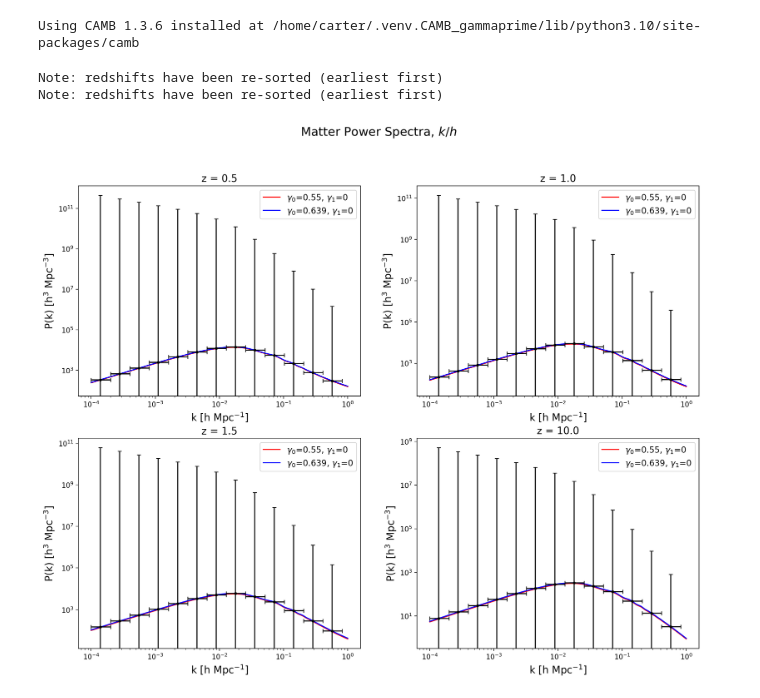
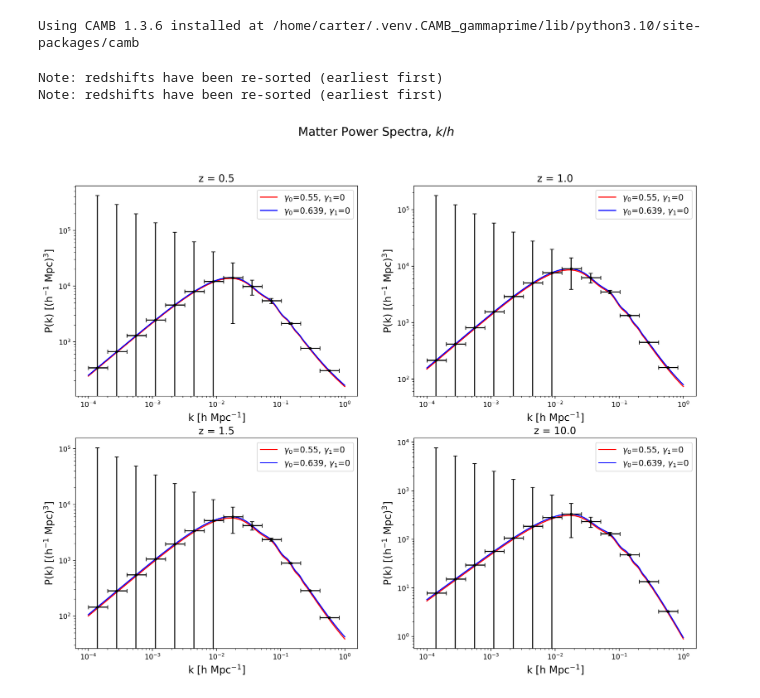
Before and after one commit to cmatties/CAMB-Workbook, a Jupyter notebook: GammaPrime.ipynb, the cells around one changed output. Drawn from its saved outputs; the diff is of its cells as text; code cells hidden in the pictures.

```diff
--- a/GammaPrime.ipynb
+++ b/GammaPrime.ipynb
@@ -13,6 +13,8 @@ from camb import model, initialpower
 print('Using CAMB %s installed at %s'%(camb.__version__,os.path.dirname(camb.__file__)))
 # %% [output]
 Using CAMB 1.3.6 installed at /home/carter/.venv.CAMB_gammaprime/lib/python3.10/site-packages/camb
+# %%
+H0_inv = 2997.8 #h^{-1} Mpc
 # %%
 
 def get_closest_index(search_value, array):
@@ -37,22 +39,21 @@ def get_closest_index(search_value, array):
         return last_smaller_i
 # %%
 #Physics methods
-def H_of_z(z : float, H0 : float=67,
+def E_of_z(z : float,
            omM : float = .3, omL : float = .7, omR : float = 0, w : float=-1):
     omK = 1-(omM+omL+omR)
-    return (omM*(1+z)**3+omL*(1+z)**(3*(1+w))+omR*(1+z)**4+omK*(1+z)**2)**-.5/H0
-
-def r_of_z(z, H0=67, omM = .3, omL = .7, omR = 0, w=-1):
+    return (omM*(1+z)**3+omL*(1+z)**(3*(1+w))+omR*(1+z)**4+omK*(1+z)**2)**.5
+def r_of_z(z, omM = .3, omL = .7, omR = 0, w=-1):
     if(z==0):
         return 0
-    return integrate.quad(lambda x: H_of_z(x, H0=H0, omM = omM, omL = omL, omR = omR, w=w), 0, z)[0]
+    return integrate.quad(lambda x: E_of_z(x, omM = omM, omL = omL, omR = omR, w=w)**-1, 0, z)[0]
 
-def get_Pk_errorbars(Pk_theory, k, dk, dz, om_survey, n, r, H):
+def get_FPK_errorbars(Pk_theory, k, dk, z, dz, om_survey, n, r):
     """Generate Feldman-Kaiser-Peacock error bars for a point (k,z,P(k,z))
     from a survey with given dk, dz, number density of galaxy n [sr^-1] and Omega_survey [sr]"""
-    dV_survey = om_survey*r**2/H*dz #r=r(z) is the comoving distance, H=H(z), simply hubble parameter
+    dV_survey = om_survey*r**2/E_of_z(z)*dz #r=r(z) is the comoving distance, H=H(z), simply hubble parameter
     dV_eff = (n*Pk_theory/(1+n*Pk_theory))**2*dV_survey #P = P(k,z), n = n(z) = number density of galaxies
-    sigma2 = 4*math.pi**2*Pk_theory**2/(k**2*dk*dV_eff)
+    sigma2 = 4*math.pi**2*Pk_theory**2/(k**2*dk*dV_eff)*H0_inv**-3
     sigma = math.sqrt(sigma2)
     return(sigma)
 # %%
@@ -60,13 +61,14 @@ def sample_Pk(mink : float = None, maxk : float = None, dk_k : float = 1,
               k_array = None, pk_curve = None, z : float= None,
               cosmoParams : camb.CAMBparams = None,
               dz = None, omSurvey = None, n_objects = None,
-              plot = None, color = 'k', capsize = 3):
+              plot = None, color = 'k', capsize = 3,
+              dChi2 = None, refPk = None):
     H0 = cosmoParams.H0
     h = H0/100
     omM = cosmoParams.ombh2/h**2+cosmoParams.omch2/h**2
     omL = 1-cosmoParams.omk-omM
 
-    H = H_of_z(z, H0 = H0, omM = omM, omL = omL)
+    H = E_of_z(z, omM = omM, omL = omL)*H0_inv**-1
 
     k_lo= mink
     k_hi = mink+dk_k*mink
@@ -76,9 +78,13 @@ def sample_Pk(mink : float = None, maxk : float = None, dk_k : float = 1,
         pk = pk_curve[k_index]
         k_sample = k_array[k_index]
         dk = k_hi-k_lo
-        error_y = get_Pk_errorbars(pk, k_sample, dk, dz, omSurvey, n_objects, r_of_z(z, H0 = H0, omM = omM, omL = omL), H)
+        error_y = get_Pk_errorbars(pk, k_sample, dk, z, dz, omSurvey, n_objects, r_of_z(z, omM = omM, omL = omL))
         error_x = [[k_sample-k_lo],[k_hi-k_sample]]
         plot.errorbar(k_sample,pk,yerr = error_y, xerr = error_x, marker='.',color=color, capsize = capsize)
+
+        if dChi2 is not None and refPk is not None:
+            dChi2.append((pk-refPk[k_index])/error_y**2)
+
         k_lo = k_hi
         k_hi = k_lo+dk_k*k_lo
 # %%
@@ -93,37 +99,38 @@ fig, ax = plt.subplots(2,2, figsize=(16,12))
 fig.suptitle('Matter Power Spectra, $k/h$', fontsize='xx-large')
 #list of parameter values and their respective colors to be plotted, in the form [gamma0, gamma1, non-linear color]
 vals_and_colors = np.array([[.55, 0, 'red'], [.639, 0, 'blue']])
+dChi2_list = []
 for i in vals_and_colors:
     gamma0 = float(i[0])
     gamma1 = float(i[1])
     pars = camb.CAMBparams()
     pars.set_cosmology(H0=67.5, ombh2=0.022, omch2=0.122, mnu=0.06, omk=0, tau=0.06,gamma0=gamma0,gamma1=gamma1)
     pars.set_matter_power(redshifts=[10, .5, 1, 1.5], kmax=2.0)
 
     #Non-Linear spectra (Halofit)
     pars.NonLinear = model.NonLinear_both
     results = camb.get_results(pars)
     results.calc_power_spectra(pars)
     kh_nonlin, z_nonlin, pk_nonlin = results.get_matter_power_spectrum(minkh=mink, maxkh=maxk, npoints = 200)
 
     for j, (redshift, line) in enumerate(zip(z_nonlin,['-','-', '-', '-'])):
         ax[min(1,j-j%2),j%2].loglog(kh_nonlin, pk_nonlin[j,:], color=i[2], ls = '-', label = '$\gamma_0$='+i[0]+', $\gamma_1$='+i[1])
         ax[min(1,j-j%2), j%2].set_title('z = '+str(redshift), fontsize='x-large')
         if(gamma0>.56):
             sample_Pk(mink = mink, maxk = maxk, dk_k = dk_k,
                       k_array = kh_nonlin, pk_curve = pk_nonlin[j,:], z=redshift,
                       dz = survey_params['dz'], omSurvey = survey_params['Omega_survey'], n_objects = survey_params['n_objects'],
                       cosmoParams = pars, plot = ax[min(1,j-j%2),j%2])
 
     #plt.title('Matter power at z=%s and z= %s'%tuple(z))
 
 
 for axl in np.array(ax).flatten():
     axl.legend(fontsize='large')
     axl.set_xlabel('k [h Mpc$^{-1}$]', fontsize='x-large')
-    axl.set_ylabel('P(k) [h$^3$ Mpc$^{-3}$]', fontsize='x-large')
+    axl.set_ylabel('P(k) [(h$^{-1}$ Mpc)$^{3}$]', fontsize='x-large')
 plt.show()
 # %% [output]
 Note: redshifts have been re-sorted (earliest first)
 Note: redshifts have been re-sorted (earliest first)
-[figure, old version]
+[figure, new version]
```
Also changed, not shown: parts of 2 cells of this notebook, 2 other files.
